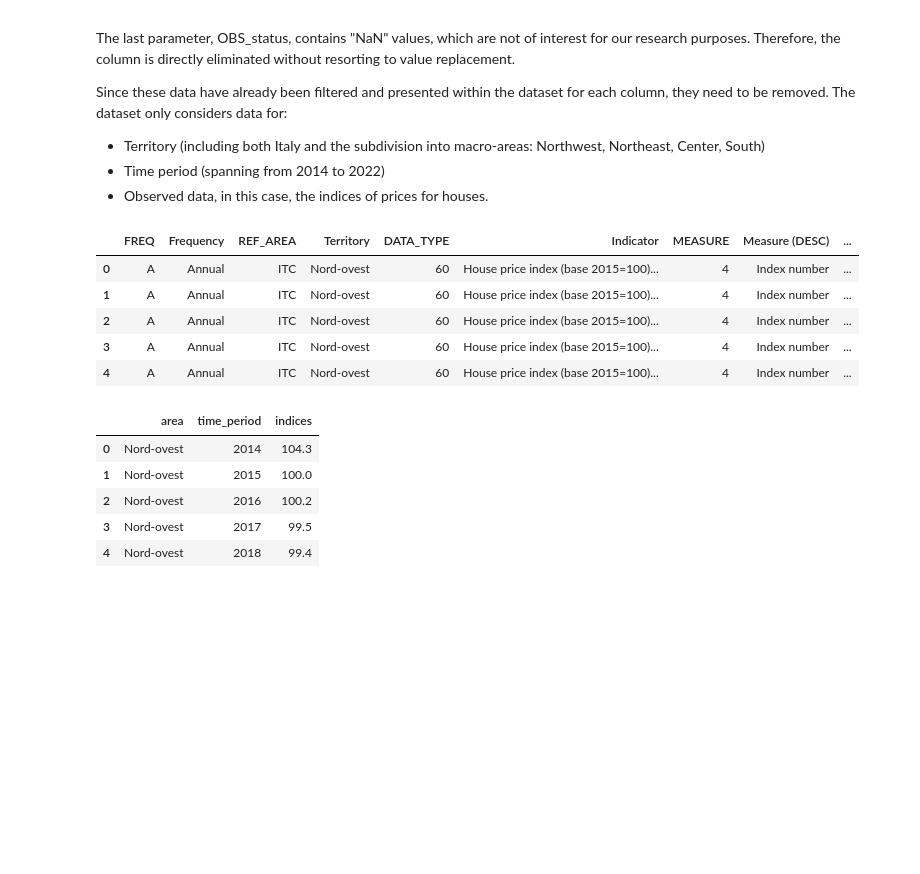
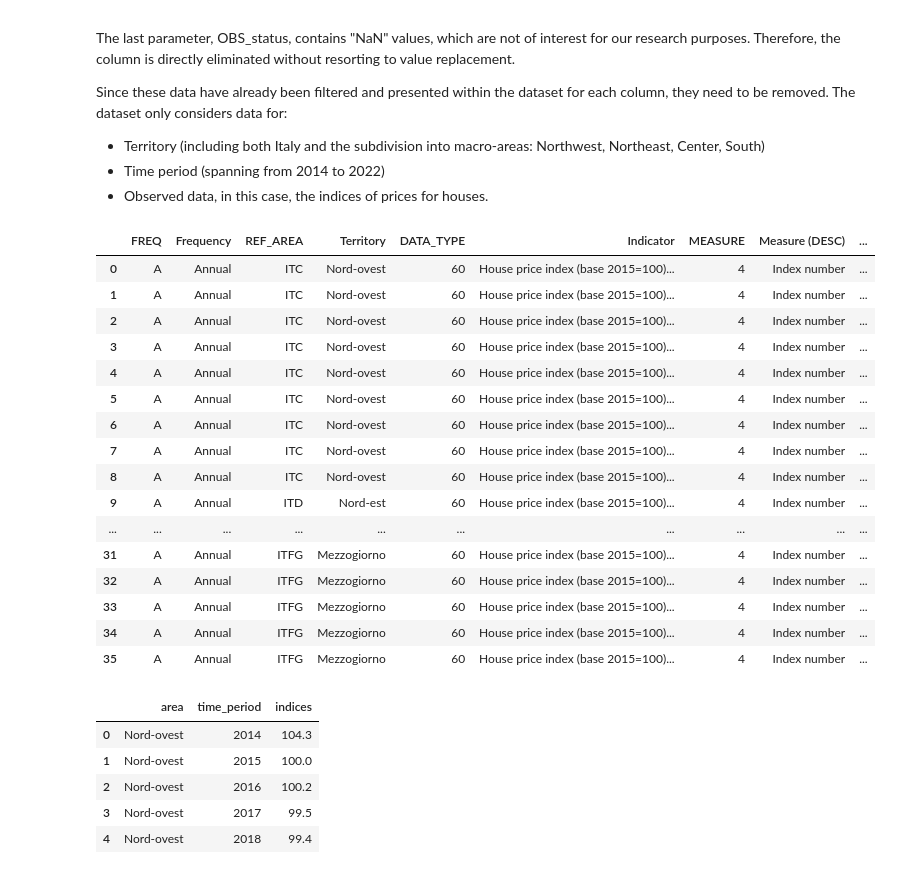
Before and after one commit to giorgiacrosilla/cif, a Jupyter notebook: datasets/cleaning_istat.ipynb, the cells around one changed output. Saved outputs shown, nothing was run; the diff lists cells and outputs as text; code cells hidden in the pictures; blank space fills up the shorter version.

```diff
--- a/datasets/cleaning_istat.ipynb
+++ b/datasets/cleaning_istat.ipynb
@@ -178,18 +178,29 @@ Since these data have already been filtered and presented within the dataset for
 # %%
 import pandas as pd
 
 # Read the CSV file
 original = pd.read_csv("C:/Users/crosi/Documents/GitHub/cif/datasets/prezzi_case/Annual average from 2010 onwards (base 2015) (IT1,143_497_DF_DCSP_IPAB_2,1.0).csv", encoding="utf-8")
 
 
-original.head(5)
+original
 # %% [output]
 |  | FREQ | Frequency | REF_AREA | Territory | DATA_TYPE | Indicator | MEASURE | Measure (DESC) | ... |
 | 0 | A | Annual | ITC | Nord-ovest | 60 | House price index (base 2015=100)... | 4 | Index number | ... |
 | 1 | A | Annual | ITC | Nord-ovest | 60 | House price index (base 2015=100)... | 4 | Index number | ... |
 | 2 | A | Annual | ITC | Nord-ovest | 60 | House price index (base 2015=100)... | 4 | Index number | ... |
 | 3 | A | Annual | ITC | Nord-ovest | 60 | House price index (base 2015=100)... | 4 | Index number | ... |
 | 4 | A | Annual | ITC | Nord-ovest | 60 | House price index (base 2015=100)... | 4 | Index number | ... |
+| 5 | A | Annual | ITC | Nord-ovest | 60 | House price index (base 2015=100)... | 4 | Index number | ... |
+| 6 | A | Annual | ITC | Nord-ovest | 60 | House price index (base 2015=100)... | 4 | Index number | ... |
+| 7 | A | Annual | ITC | Nord-ovest | 60 | House price index (base 2015=100)... | 4 | Index number | ... |
+| 8 | A | Annual | ITC | Nord-ovest | 60 | House price index (base 2015=100)... | 4 | Index number | ... |
+| 9 | A | Annual | ITD | Nord-est | 60 | House price index (base 2015=100)... | 4 | Index number | ... |
+| ... | ... | ... | ... | ... | ... | ... | ... | ... | ... |
+| 31 | A | Annual | ITFG | Mezzogiorno | 60 | House price index (base 2015=100)... | 4 | Index number | ... |
+| 32 | A | Annual | ITFG | Mezzogiorno | 60 | House price index (base 2015=100)... | 4 | Index number | ... |
+| 33 | A | Annual | ITFG | Mezzogiorno | 60 | House price index (base 2015=100)... | 4 | Index number | ... |
+| 34 | A | Annual | ITFG | Mezzogiorno | 60 | House price index (base 2015=100)... | 4 | Index number | ... |
+| 35 | A | Annual | ITFG | Mezzogiorno | 60 | House price index (base 2015=100)... | 4 | Index number | ... |
 # %%
 # Select specific columns
 selected_columns = ['Territory', 'Time (TIME_PERIOD)', "Observation"]
```
Also changed, not shown: parts of 1 cell of this notebook, 8 other files.
